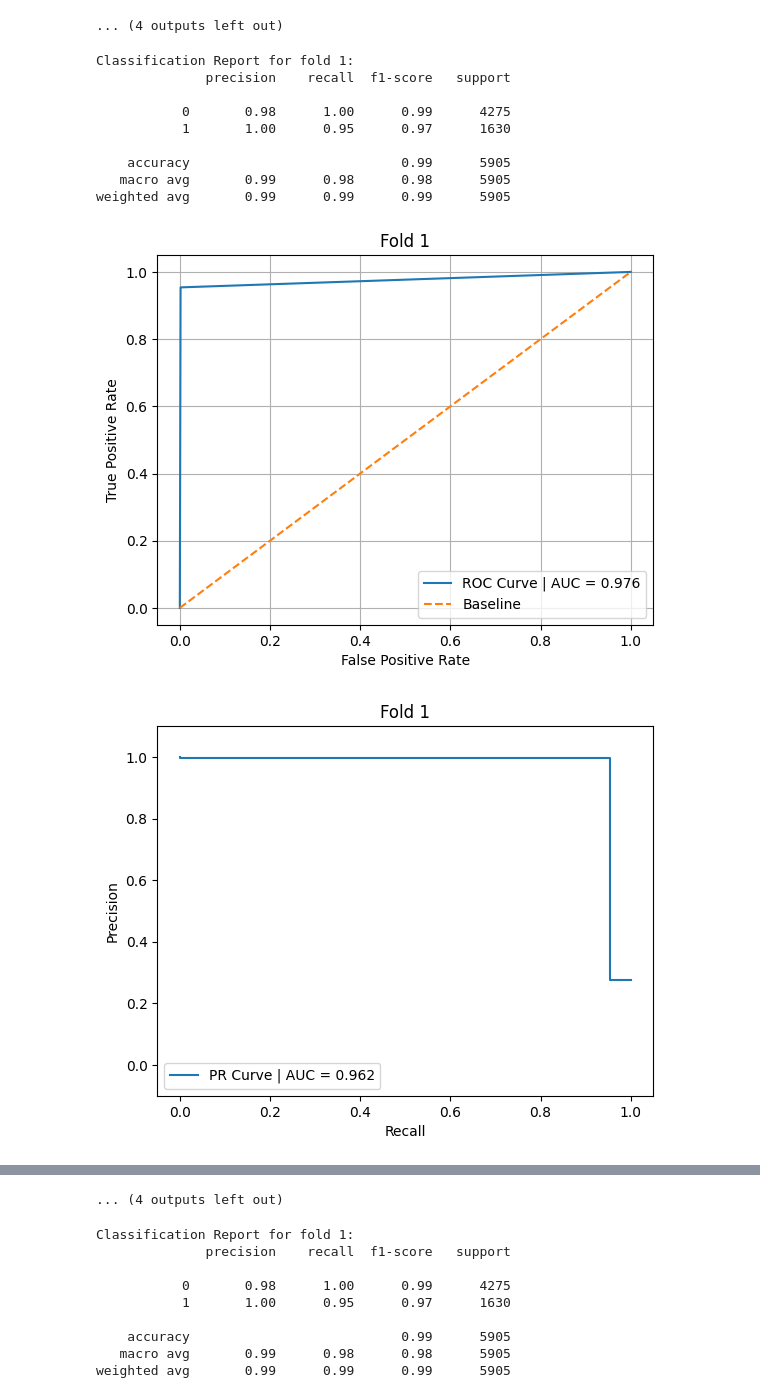
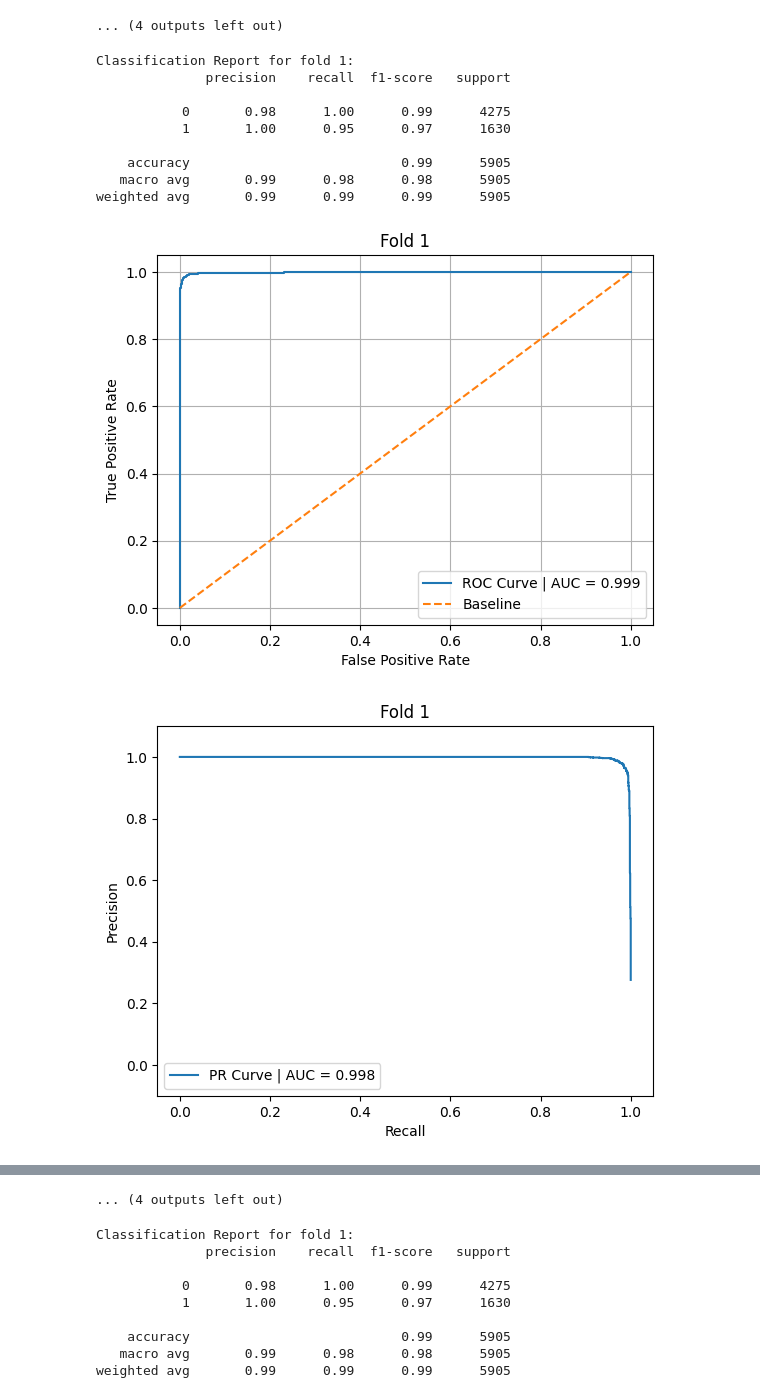
Before and after one commit to pocrca/anomaly_lte, a Jupyter notebook: Model_evaluation.ipynb, the cells around one changed output, grey strips where cells are left out. Cells and saved outputs as stored; diff of their text form; code cells hidden in the pictures.

Commit message:
Updated evaluation for XGBoost

```diff
--- a/Model_evaluation.ipynb
+++ b/Model_evaluation.ipynb
@@ -276,6 +276,7 @@ for train_index, test_index in skf.split(X_df_ft1, Y_df):
     X_test = X_df_ft1.iloc[test_index]
     Y_test = Y_df.iloc[test_index]
     Predicted = globals()[f"xgboost_ft1_fold{Fold}"].predict(X_test)
+    Predicted_Probability = globals()[f"xgboost_ft1_fold{Fold}"].predict_proba(X_test)[:,1]
 
     # Getting Scores
     score = globals()[f"xgboost_ft1_fold{Fold}"].score(X_test,Y_test)
@@ -286,17 +287,17 @@ for train_index, test_index in skf.split(X_df_ft1, Y_df):
     Mean_cm = Mean_cm + cm
 
     # Getting ROC Curve
-    fpr, tpr, thresholds_ROC = roc_curve(Y_test, Predicted)
+    fpr, tpr, thresholds_ROC = roc_curve(Y_test, Predicted_Probability)
 
     # Getting AUC values
     AUC_ROC = auc(fpr, tpr)
     AUC_ROC_List.append(AUC_ROC)
 
     # Getting Precision Recall Display
-    Precision, Recall, thresholds_PRD = precision_recall_curve(Y_test, Predicted)
+    Precision, Recall, thresholds_PRD = precision_recall_curve(Y_test, Predicted_Probability)
 
     # Getting average precision (AUC)
-    AUC_PR = average_precision_score(Y_test, Predicted)
+    AUC_PR = average_precision_score(Y_test, Predicted_Probability)
     AUC_PR_List.append(AUC_PR)
 
     # Printing Classification Report
@@ -308,35 +309,35 @@ for train_index, test_index in skf.split(X_df_ft1, Y_df):
     plt.plot([0,1], [0,1], linestyle = '--', label = "Baseline")
     plt.title(f"Fold {Fold}")
     plt.xlabel("False Positive Rate")
     plt.ylabel("True Positive Rate")
     plt.grid()
     plt.legend()
     plt.show()
 
     # Plotting Precision Recall Display
     display = PrecisionRecallDisplay(precision = Precision, recall = Recall)
     display.plot(label = f"PR Curve | AUC = {round(AUC_PR,3)}")
     plt.title(f"Fold {Fold}")
     plt.ylim(-0.1,1.1)
     plt.show()
 
 # Printing overall evaluation metrics
 print(f"Mean Score: {np.mean(scores)}")
 print(f"Mean AUC (ROC): {np.mean(AUC_ROC_List)}")
 print(f"Mean AUC (PR): {np.mean(AUC_PR_List)}")
 print(f"Mean Confusion Matrix: \n{Mean_cm/5}")
 # %% [output]
 Classification Report for fold 1:
               precision    recall  f1-score   support
 
            0       0.98      1.00      0.99      4275
            1       1.00      0.95      0.97      1630
 
     accuracy                           0.99      5905
    macro avg       0.99      0.98      0.98      5905
 weighted avg       0.99      0.99      0.99      5905
-[figure, old version]
+[figure, new version]
-[figure, old version]
+[figure, new version]
 Classification Report for fold 2:
               precision    recall  f1-score   support
 
```
Also changed, not shown: parts of 1 cell of this notebook.
